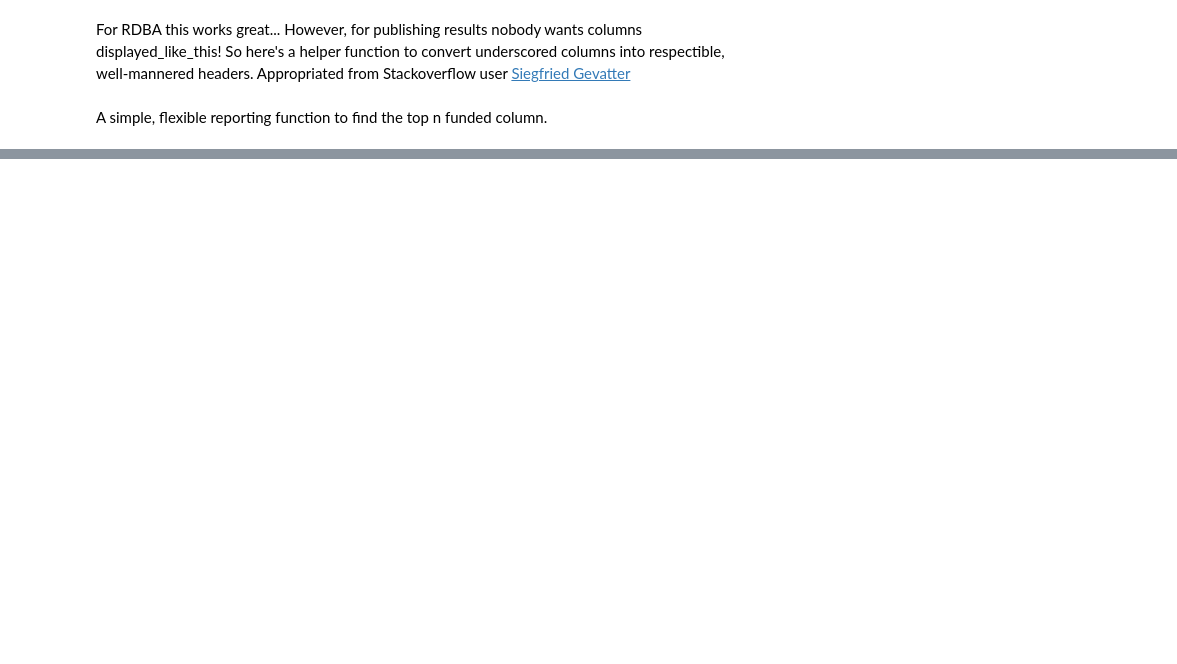
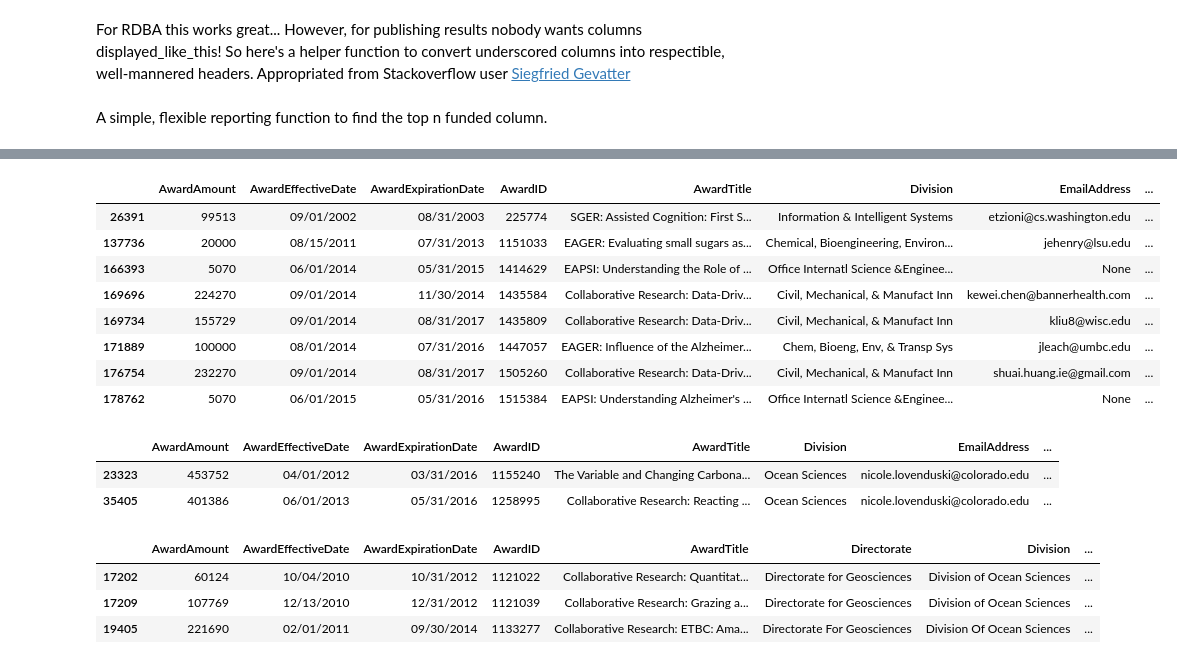
Before and after one commit to yinleon/NSF, a Jupyter notebook: nsf.ipynb, the cells around one changed output, grey strips where cells are left out. Saved outputs shown, nothing was run; the diff lists cells and outputs as text; code cells hidden in the pictures; blank space fills up the shorter version.

```diff
--- a/nsf.ipynb
+++ b/nsf.ipynb
@@ -151,8 +454,12 @@ Cool things to look at
 <br> email each PI with a status update.
 <br> Chloropleth about instituional funding.
 # %%
+outfiles = ["NSF_AWARDS.json",
+            "NSF_ABSTRACTS.json",
+            "NSF_INSTITUTIONS.json",
+            "NSF_PI.json"]
 award_df = pd.read_json(outfiles[0])
 abstract_df = pd.read_json(outfiles[1])
 org_df = pd.read_json(outfiles[2])
 pi_df = pd.read_json(outfiles[3])
-div_df = pd.read_json(outfiles[4])
+pi_df['FullName']=pi_df.FirstName.str.lower()+" "+pi_df.LastName.str.lower()
@@ -189,3 +588,40 @@ top_funds('division',5)
+# %%
+def topics_finder(topic):
+    return (award_df.loc[(award_df['AwardTitle'].notnull())&
+                         (award_df['AwardTitle'].str.contains(topic,case=False))])
+topics_finder("alzheimer")
+# %% [output]
+|  | AwardAmount | AwardEffectiveDate | AwardExpirationDate | AwardID | AwardTitle | Division | EmailAddress | ... |
+| 26391 | 99513 | 09/01/2002 | 08/31/2003 | 225774 | SGER: Assisted Cognition: First S... | Information & Intelligent Systems | etzioni@cs.washington.edu | ... |
+| 137736 | 20000 | 08/15/2011 | 07/31/2013 | 1151033 | EAGER: Evaluating small sugars as... | Chemical, Bioengineering, Environ... | jehenry@lsu.edu | ... |
+| 166393 | 5070 | 06/01/2014 | 05/31/2015 | 1414629 | EAPSI: Understanding the Role of ... | Office Internatl Science &Enginee... | None | ... |
+| 169696 | 224270 | 09/01/2014 | 11/30/2014 | 1435584 | Collaborative Research: Data-Driv... | Civil, Mechanical, & Manufact Inn | kewei.chen@bannerhealth.com | ... |
+| 169734 | 155729 | 09/01/2014 | 08/31/2017 | 1435809 | Collaborative Research: Data-Driv... | Civil, Mechanical, & Manufact Inn | kliu8@wisc.edu | ... |
+| 171889 | 100000 | 08/01/2014 | 07/31/2016 | 1447057 | EAGER: Influence of the Alzheimer... | Chem, Bioeng, Env, & Transp Sys | jleach@umbc.edu | ... |
+| 176754 | 232270 | 09/01/2014 | 08/31/2017 | 1505260 | Collaborative Research: Data-Driv... | Civil, Mechanical, & Manufact Inn | shuai.huang.ie@gmail.com | ... |
+| 178762 | 5070 | 06/01/2015 | 05/31/2016 | 1515384 | EAPSI: Understanding Alzheimer's ... | Office Internatl Science &Enginee... | None | ... |
+# %%
+def PI_Report(PI):
+    # search email of full name
+    try:
+        return award_df[award_df.EmailAddress.isin(pi_df.EmailAddress[pi_df.FullName==PI.lower()].values)]
+        #return df.AwardTitle.values
+    except:
+        return(PI,"Not found in Our database")
+    # search awards for email
+    # display states
+PI_Report('nicole lovenduski')
+# %% [output]
+|  | AwardAmount | AwardEffectiveDate | AwardExpirationDate | AwardID | AwardTitle | Division | EmailAddress | ... |
+| 23323 | 453752 | 04/01/2012 | 03/31/2016 | 1155240 | The Variable and Changing Carbona... | Ocean Sciences | nicole.lovenduski@colorado.edu | ... |
+| 35405 | 401386 | 06/01/2013 | 05/31/2016 | 1258995 | Collaborative Research: Reacting ... | Ocean Sciences | nicole.lovenduski@colorado.edu | ... |
+# %%
+award_df[award_df.EmailAddress=='jig@ldeo.columbia.edu']
+# %% [output]
+|  | AwardAmount | AwardEffectiveDate | AwardExpirationDate | AwardID | AwardTitle | Directorate | Division | ... |
+| 17202 | 60124 | 10/04/2010 | 10/31/2012 | 1121022 | Collaborative Research: Quantitat... | Directorate for Geosciences | Division of Ocean Sciences | ... |
+| 17209 | 107769 | 12/13/2010 | 12/31/2012 | 1121039 | Collaborative Research: Grazing a... | Directorate for Geosciences | Division of Ocean Sciences | ... |
+| 19405 | 221690 | 02/01/2011 | 09/30/2014 | 1133277 | Collaborative Research: ETBC: Ama... | Directorate For Geosciences | Division Of Ocean Sciences | ... |
 # %%
 # TODO fix PI shared names with email addresses!
 def top_PI():
```
Also changed, not shown: parts of 32 cells of this notebook.
